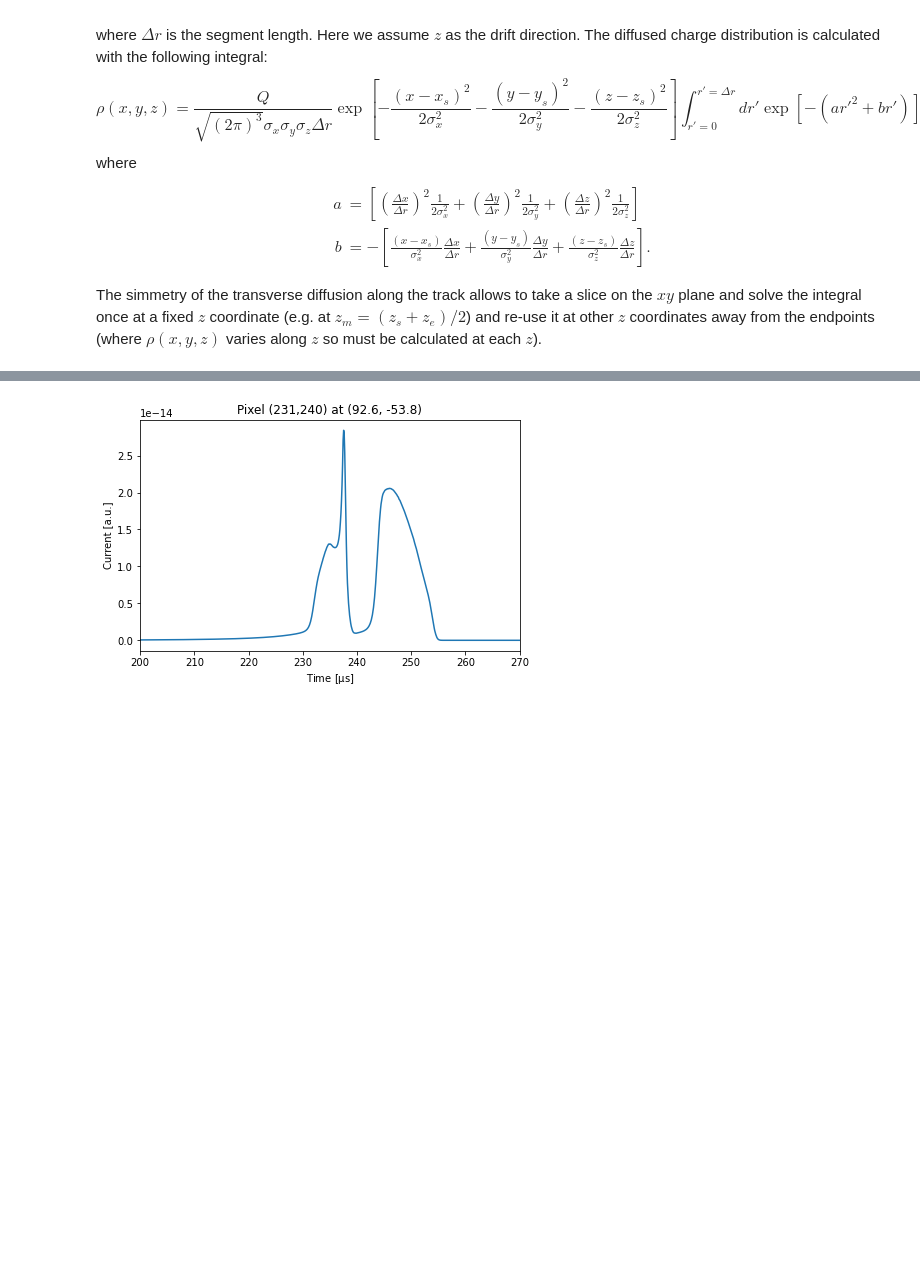
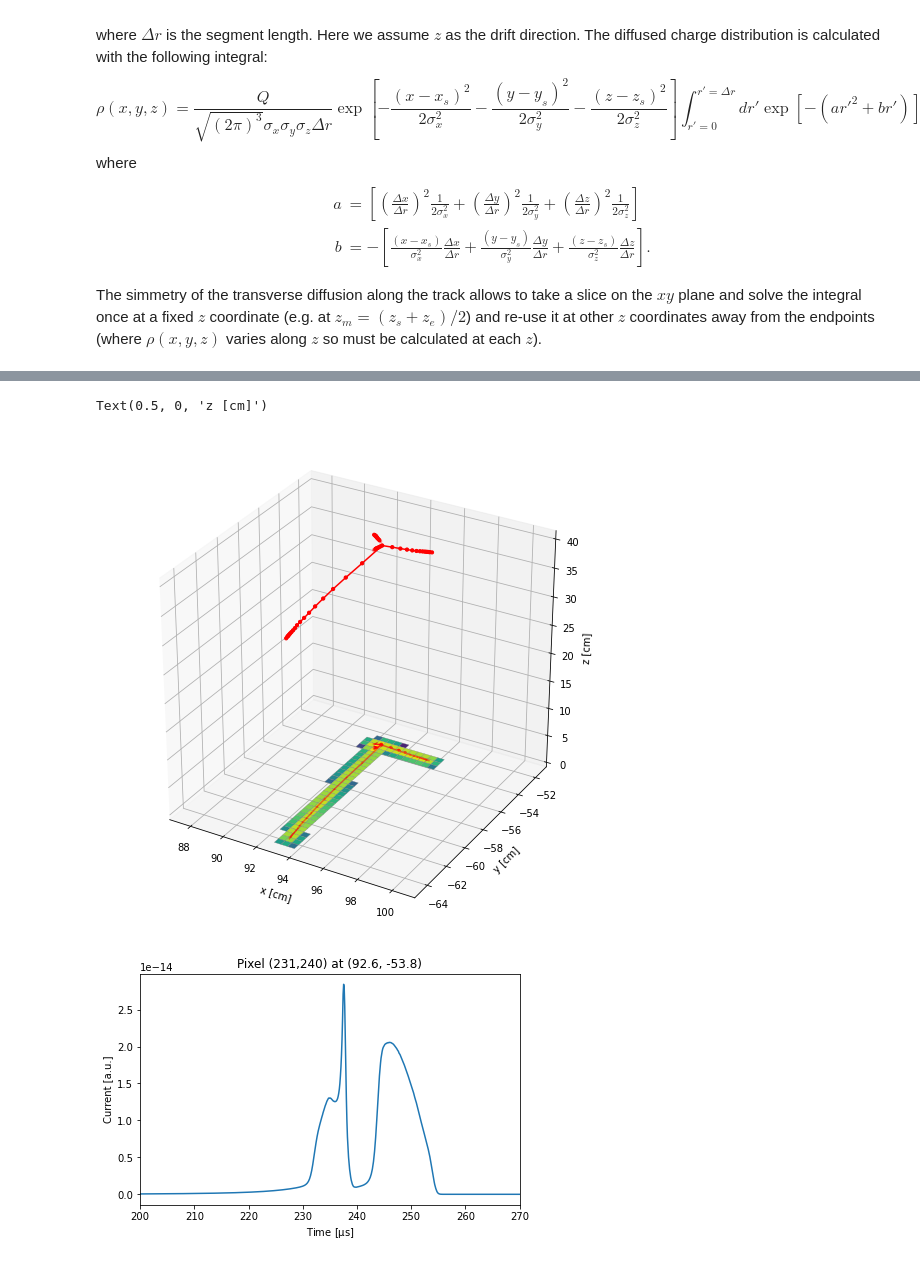
Before and after one commit to DUNE/larnd-sim, a Jupyter notebook: examples/Pixel induced current.ipynb, the cells around one changed output, grey strips where cells are left out. Drawn from its saved outputs; the diff is of its cells as text; code cells hidden in the pictures; blank space fills up the shorter version.

```diff
--- a/examples/Pixel induced current.ipynb
+++ b/examples/Pixel induced current.ipynb
@@ -228,3 +247,53 @@ fig.savefig("charge.pdf")
+# %%
+%matplotlib inline
+import mpl_toolkits.mplot3d.art3d as art3d
+
+fig = plt.figure(figsize=(9,9))
+ax = fig.add_subplot(111,projection='3d')
+for ip,p in enumerate(joined_pixels.keys()):
+    if currents[ip]:
+        x_rect = p[0]*consts.pixel_size[0]+consts.tpc_borders[0][0]
+        y_rect = p[1]*consts.pixel_size[1]+consts.tpc_borders[1][0]
+        if y_rect > -51:
+            continue
+        rect = plt.Rectangle((x_rect, y_rect),
+                             consts.pixel_size[0], consts.pixel_size[1],
+                             linewidth=0.3,
+                             edgecolor='grey',
+                             facecolor=m.to_rgba(currents[ip]), label='Pixel')
+        ax.add_patch(rect)
+        art3d.pathpatch_2d_to_3d(rect, z=consts.tpc_borders[2][0], zdir="z")
+
+for t in selected_tracks:
+    if t[i.y_start] > -51:
+        continue
+    ax.plot((t[i.x_start], t[i.x_end]),
+            (t[i.y_start], t[i.y_end]),
+            (t[i.z_start], t[i.z_end]),
+            c='r')
+    ax.plot((t[i.x_start], t[i.x_end]),
+            (t[i.y_start], t[i.y_end]),
+            (0,0),
+            c='r', alpha=0.5, zorder=9999)
+    ax.scatter((t[i.x_start], t[i.x_end]),
+               (t[i.y_start], t[i.y_end]),
+               (t[i.z_start], t[i.z_end]),
+               c='r',
+               s=10)
+    ax.scatter((t[i.x_start], t[i.x_end]),
+               (t[i.y_start], t[i.y_end]),
+               (0,0),
+               c='r', alpha=0.5, zorder=9999,
+               s=10)
+ax.set_zlim(bottom=consts.tpc_borders[2][0])
+ax.set_xlim(87,101)
+ax.set_ylim(-65,-51)
+ax.set_xlabel("x [cm]")
+ax.set_ylabel("y [cm]")
+ax.set_zlabel("z [cm]")
+# %% [output]
+Text(0.5, 0, 'z [cm]')
+[figure, added]
 # %%
 fig, ax = plt.subplots(1,1, constrained_layout=True)
 pixelID = detsim.pixel_from_coordinates(92.54, -53.95, consts.n_pixels)
```
Also changed, not shown: parts of 4 cells of this notebook, 3 other files.
